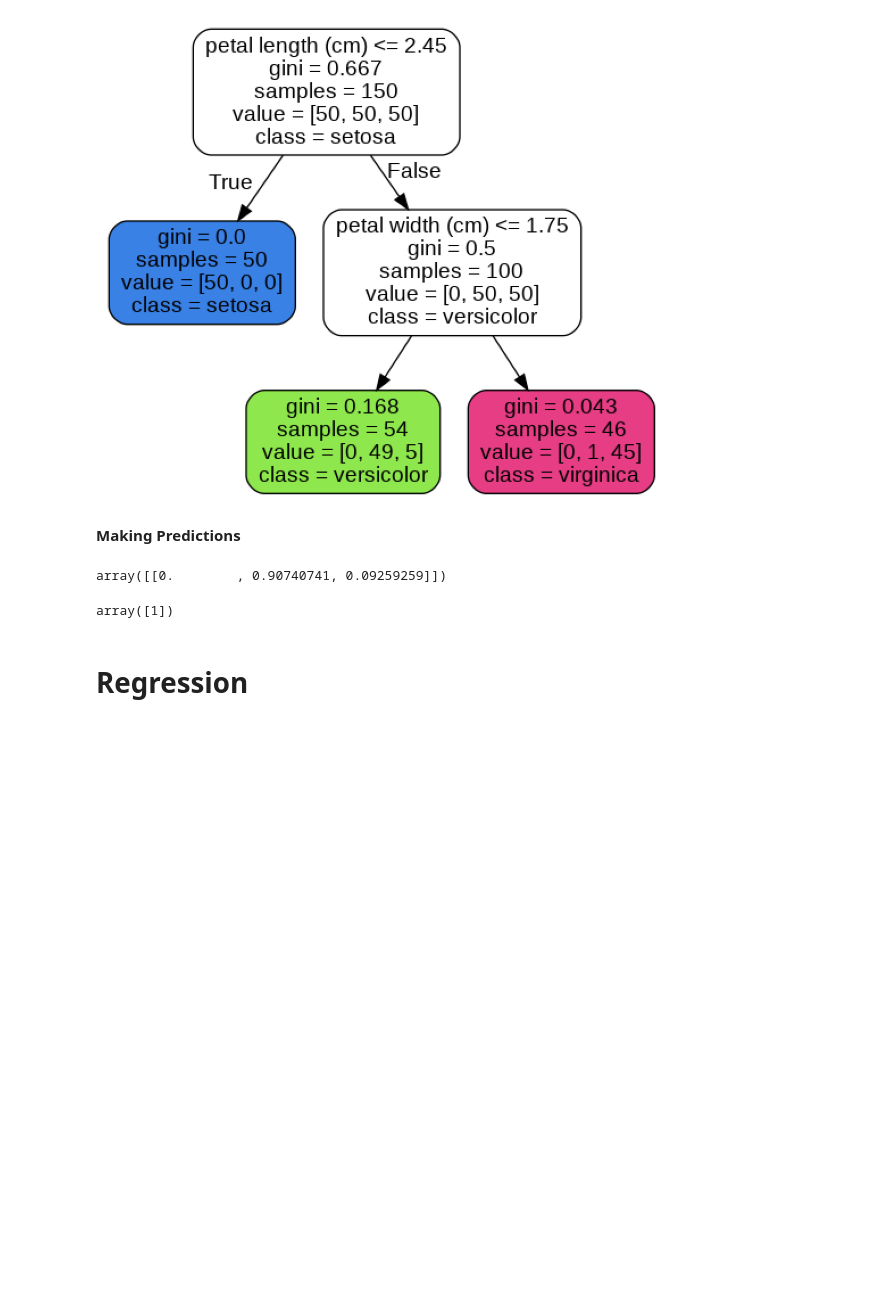
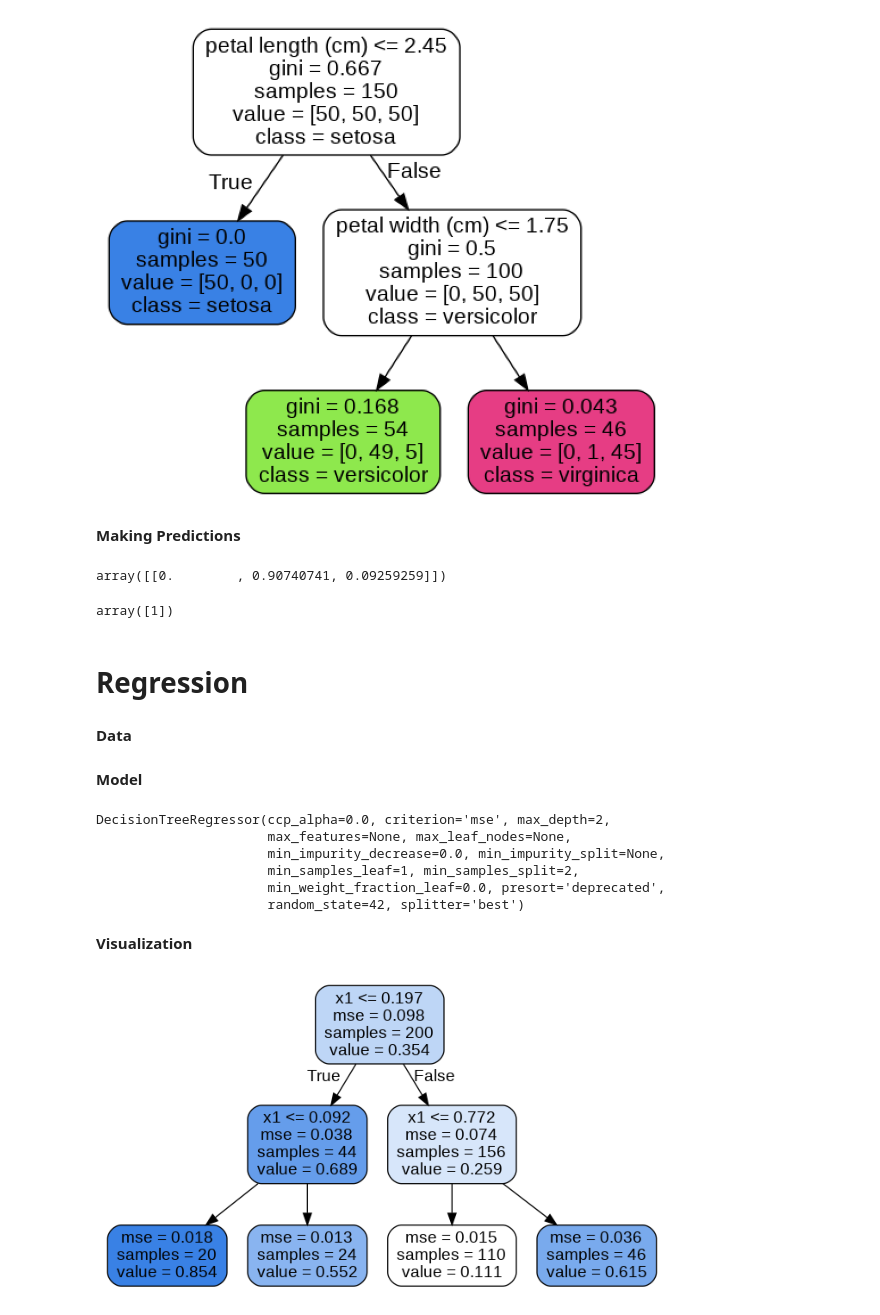
Before and after one commit to yashveersinghsohi/Hands_On_ML_Book_Practice, a Jupyter notebook: Chapter_6/Chapter6_Decision_Trees.ipynb, the cells around one changed output. Saved outputs shown, nothing was run; the diff lists cells and outputs as text; code cells hidden in the pictures; blank space fills up the shorter version.

Commit message:
Updating notebook for chapter 6 with decision tree code for regression task.

```diff
--- a/Chapter_6/Chapter6_Decision_Trees.ipynb
+++ b/Chapter_6/Chapter6_Decision_Trees.ipynb
@@ -79,3 +79,45 @@ tree_clf.predict([[5, 1.5]])
 array([1])
 # %% [markdown]
 # Regression
+# %% [markdown]
+**Data**
+# %%
+# Quadratic training set + noise
+np.random.seed(42)
+m = 200
+X = np.random.rand(m, 1)
+y = 4 * (X - 0.5) ** 2
+y = y + np.random.randn(m, 1) / 10
+# %% [markdown]
+**Model**
+# %%
+tree_reg = DecisionTreeRegressor(random_state=42, max_depth=2)
+tree_reg.fit(X, y)
+# %% [output]
+DecisionTreeRegressor(ccp_alpha=0.0, criterion='mse', max_depth=2,
+                      max_features=None, max_leaf_nodes=None,
+                      min_impurity_decrease=0.0, min_impurity_split=None,
+                      min_samples_leaf=1, min_samples_split=2,
+                      min_weight_fraction_leaf=0.0, presort='deprecated',
+                      random_state=42, splitter='best')
+# %% [markdown]
+**Visualization**
+# %%
+export_graphviz(
+    decision_tree=tree_reg,
+    out_file="regression_tree.dot",
+    feature_names=["x1"],
+    rounded=True,
+    filled=True
+)
+
+!dot -Tpng regression_tree.dot -o regression_tree.png
+
+img = cv2.imread("/content/regression_tree.png")
+
+plt.figure(figsize=(10, 10))
+plt.imshow(img)
+plt.axis("off")
+plt.show()
+# %% [output]
+[figure, added]
```
